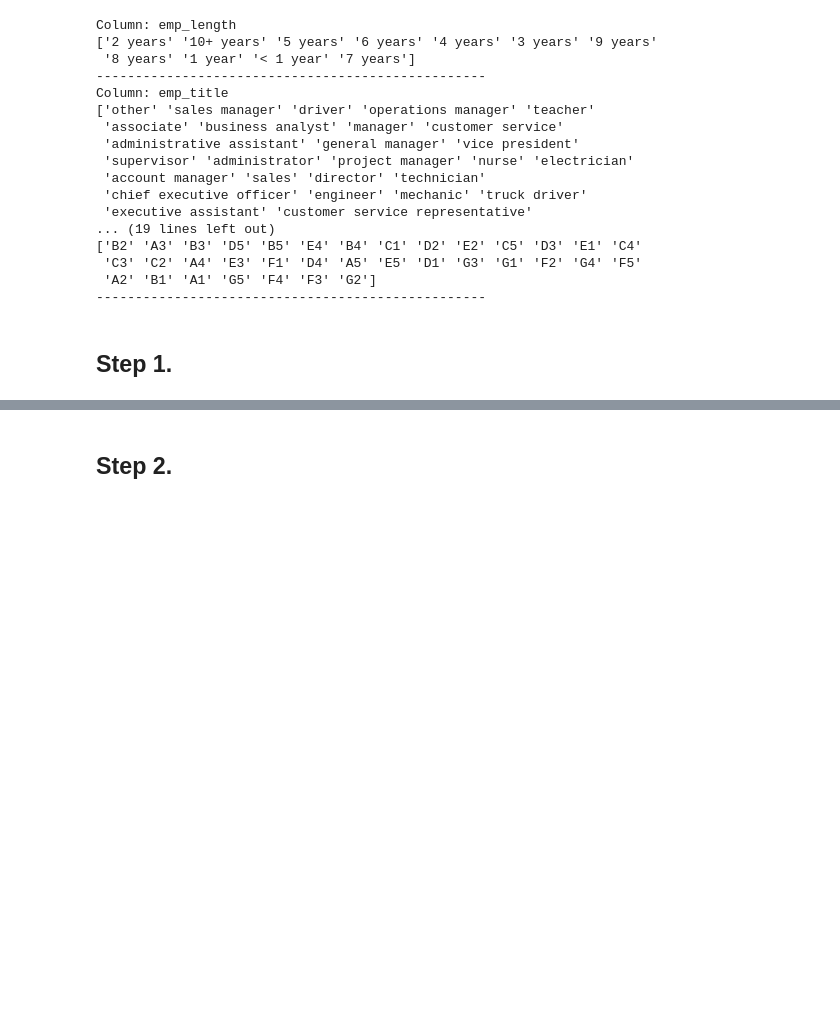
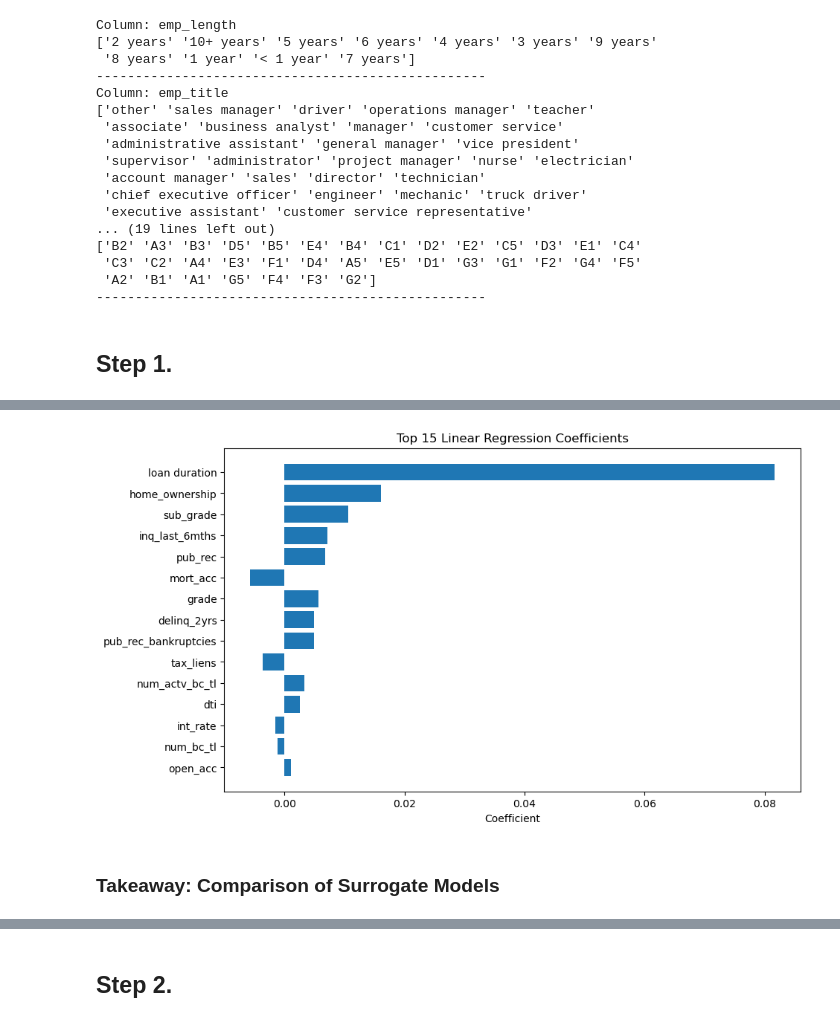
Before and after one commit to DENGDixin/isaf-g2, a Jupyter notebook: project.ipynb, the cells around one changed output, grey strips where cells are left out. Drawn from its saved outputs; the diff is of its cells as text; code cells hidden in the pictures; blank space fills up the shorter version.

```diff
--- a/project.ipynb
+++ b/project.ipynb
@@ -96,0 +103,13 @@ Column: emp_title
+# %%
+# Prepare data - use original features without manual encoding
+X = df.drop(columns=['Unnamed: 0', 'target', 'Predictions', 'Predicted probabilities'])
+y = df['Predicted probabilities']
+
+categorical_cols = X.select_dtypes(include='object').columns
+
+le_dict = {}
+for col in categorical_cols:
+    le = LabelEncoder()
+    X[col] = X[col].fillna("missing")
+    X[col] = le.fit_transform(X[col])
+    le_dict[col] = le
@@ -96,0 +201,7 @@ Column: emp_title
+# %%
+X_train, X_test, y_train, y_test = train_test_split(
+    X, y, test_size=0.3, random_state=100
+)
+# %%
+linreg = LinearRegression()
+linreg.fit(X_train, y_train)
@@ -96,0 +224,11 @@ Column: emp_title
+# %%
+# interpret coefficients
+coef_df = pd.DataFrame({
+    "feature": X_train.columns,
+    "coefficient": linreg.coef_
+})
+coef_df["abs_coef"] = coef_df["coefficient"].abs()
+coef_df = coef_df.sort_values(by="abs_coef", ascending=False)
+
+print("\nTop 10 most influential features:")
+print(coef_df.head(10)[["feature","coefficient"]])
@@ -96,0 +248,13 @@ Column: emp_title
+# %%
+# visulize top 15 coefficients
+top_n = 15
+plt.figure(figsize=(10,6))
+plt.barh(coef_df["feature"].head(top_n), coef_df["coefficient"].head(top_n))
+plt.xlabel("Coefficient")
+plt.title(f"Top {top_n} Linear Regression Coefficients")
+plt.gca().invert_yaxis()
+plt.show()
+# %% [output]
+[figure, added]
+# %% [markdown]
+### Takeaway: Comparison of Surrogate Models
```
Also changed, not shown: parts of 13 cells of this notebook.
